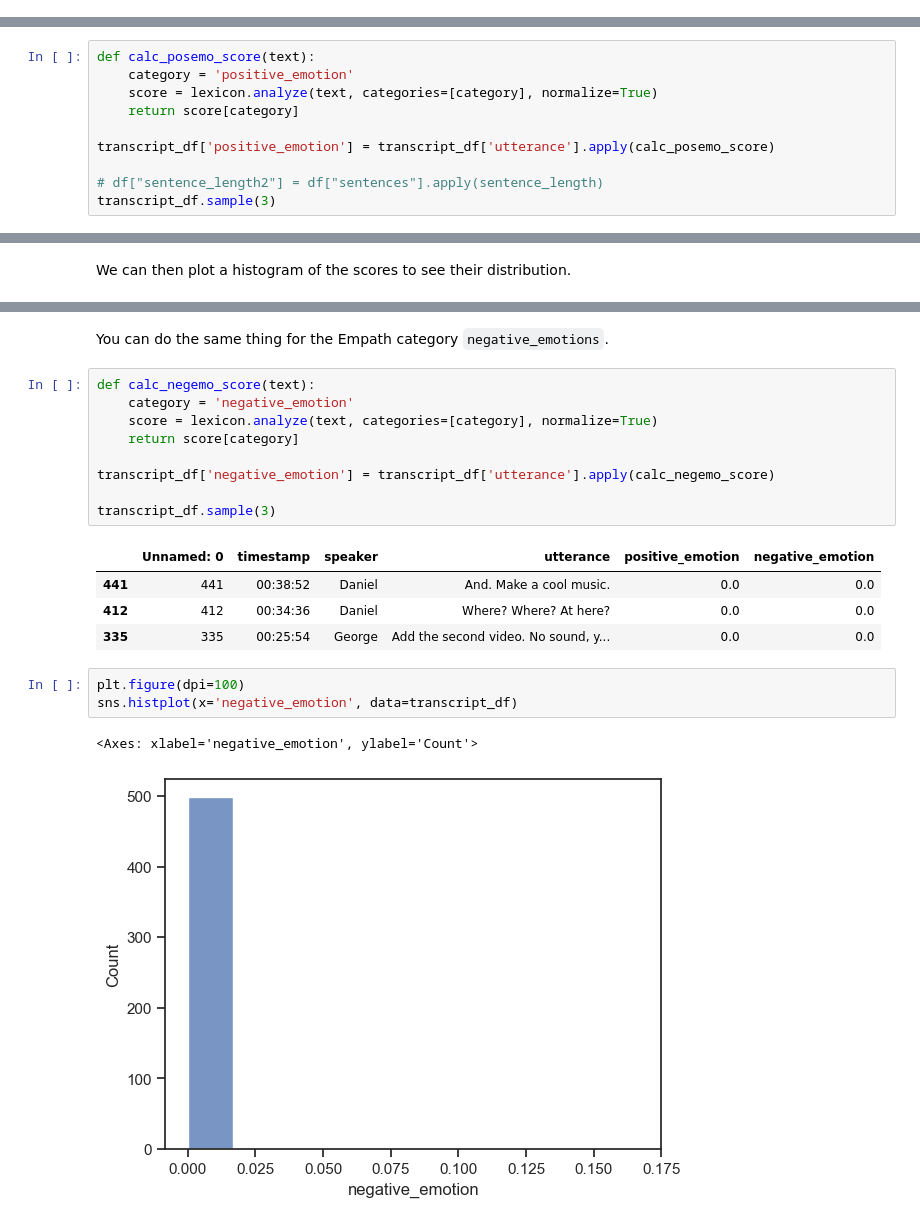
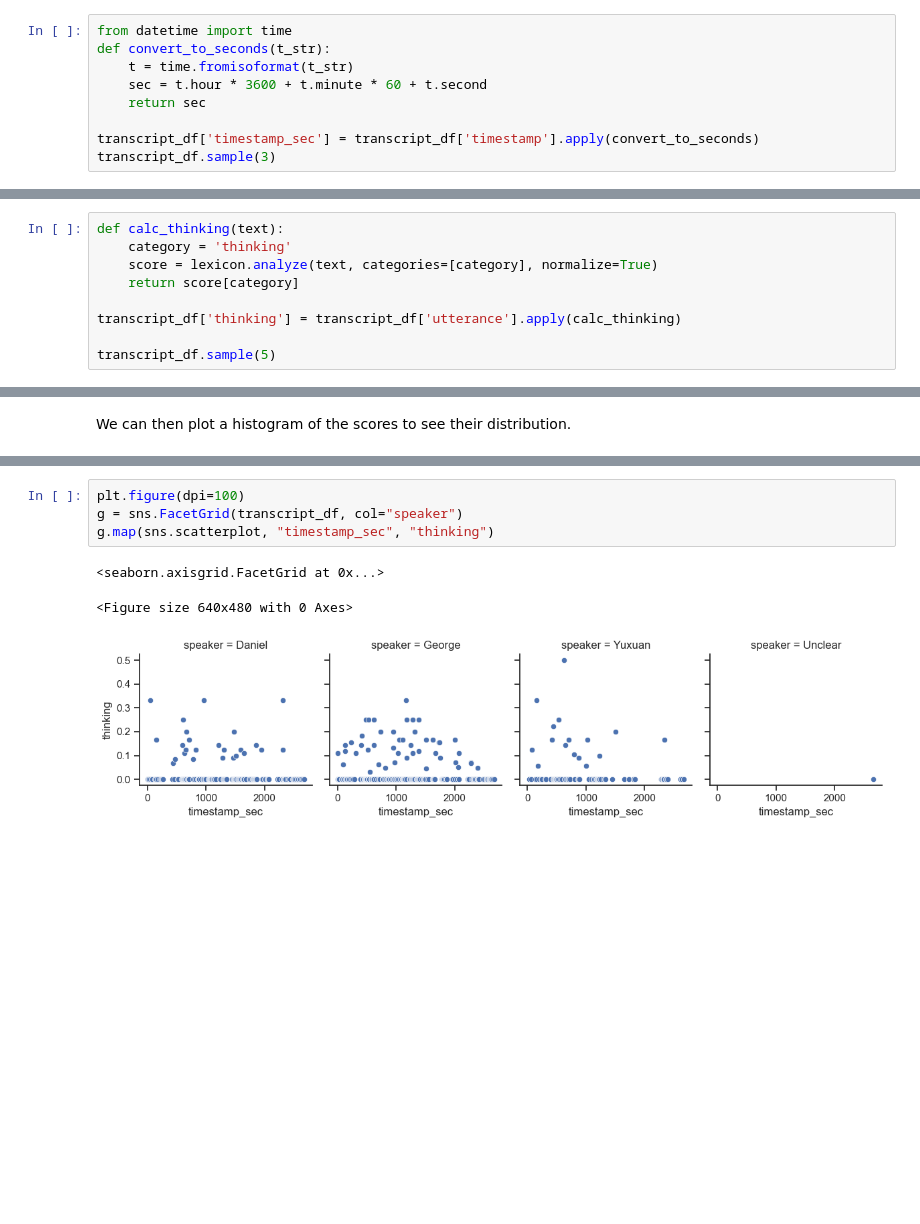
Before and after one commit to senthilchandrasegaran/id5138-comptext, a Jupyter notebook: 03-dictionary-based-approach.ipynb, the cells around one changed output, grey strips where cells are left out. Cells and saved outputs as stored; diff of their text form; blank space fills up the shorter version.

Commit message:
additional notebooks for transcript processing and word clouds

```diff
--- a/03-dictionary-based-approach.ipynb
+++ b/03-dictionary-based-approach.ipynb
@@ -22,0 +23,9 @@ transcript_df.sample(3)
+# %%
+from datetime import time
+def convert_to_seconds(t_str):
+    t = time.fromisoformat(t_str)
+    sec = t.hour * 3600 + t.minute * 60 + t.second
+    return sec
+
+transcript_df['timestamp_sec'] = transcript_df['timestamp'].apply(convert_to_seconds)
+transcript_df.sample(3)
@@ -53,13 +57,12 @@ for utterance in utterances :
 # %% [markdown]
 We can create a function for this approach so that we can pass this function to the dataframe.
 # %%
-def calc_posemo_score(text):
-    category = 'positive_emotion'
+def calc_thinking(text):
+    category = 'thinking'
     score = lexicon.analyze(text, categories=[category], normalize=True)
     return score[category]
 
-transcript_df['positive_emotion'] = transcript_df['utterance'].apply(calc_posemo_score)
+transcript_df['thinking'] = transcript_df['utterance'].apply(calc_thinking)
 
-# df["sentence_length2"] = df["sentences"].apply(sentence_length)
-transcript_df.sample(3)
+transcript_df.sample(5)
 # %% [output]
@@ -82,22 +87,8 @@ g = sns.histplot(x='positive_emotion', data=transcript_df)
-# %% [markdown]
-You can do the same thing for the Empath category `negative_emotions`.
-# %%
-def calc_negemo_score(text):
-    category = 'negative_emotion'
-    score = lexicon.analyze(text, categories=[category], normalize=True)
-    return score[category]
-
-transcript_df['negative_emotion'] = transcript_df['utterance'].apply(calc_negemo_score)
-
-transcript_df.sample(3)
-# %% [output]
-|  | Unnamed: 0 | timestamp | speaker | utterance | positive_emotion | negative_emotion |
-| 441 | 441 | 00:38:52 | Daniel | And. Make a cool music. | 0.0 | 0.0 |
-| 412 | 412 | 00:34:36 | Daniel | Where? Where? At here? | 0.0 | 0.0 |
-| 335 | 335 | 00:25:54 | George | Add the second video. No sound, y... | 0.0 | 0.0 |
 # %%
 plt.figure(dpi=100)
-sns.histplot(x='negative_emotion', data=transcript_df)
+g = sns.FacetGrid(transcript_df, col="speaker")
+g.map(sns.scatterplot, "timestamp_sec", "thinking")
 # %% [output]
-<Axes: xlabel='negative_emotion', ylabel='Count'>
+<seaborn.axisgrid.FacetGrid at 0x...>
+<Figure size 640x480 with 0 Axes>
-[figure, old version]
+[figure, new version]
```
Also changed, not shown: parts of 24 cells of this notebook, 6 other files.
